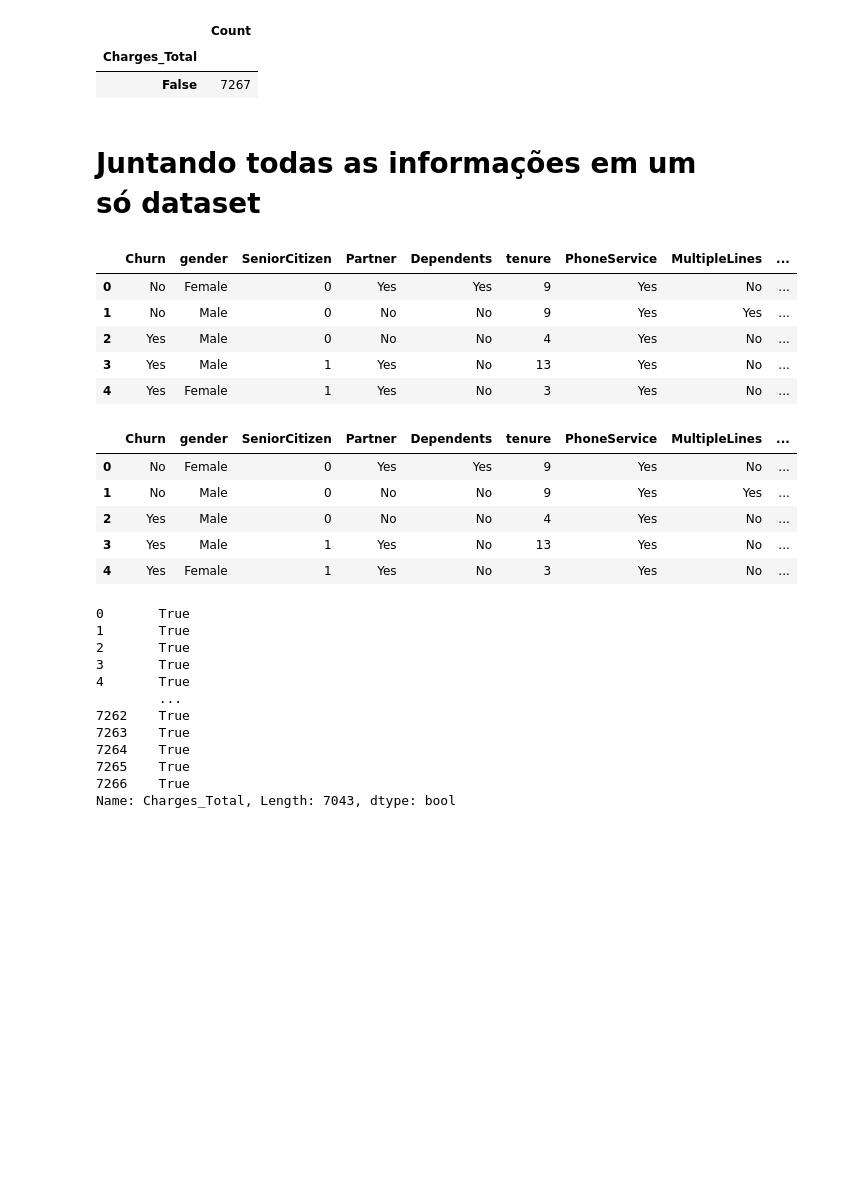
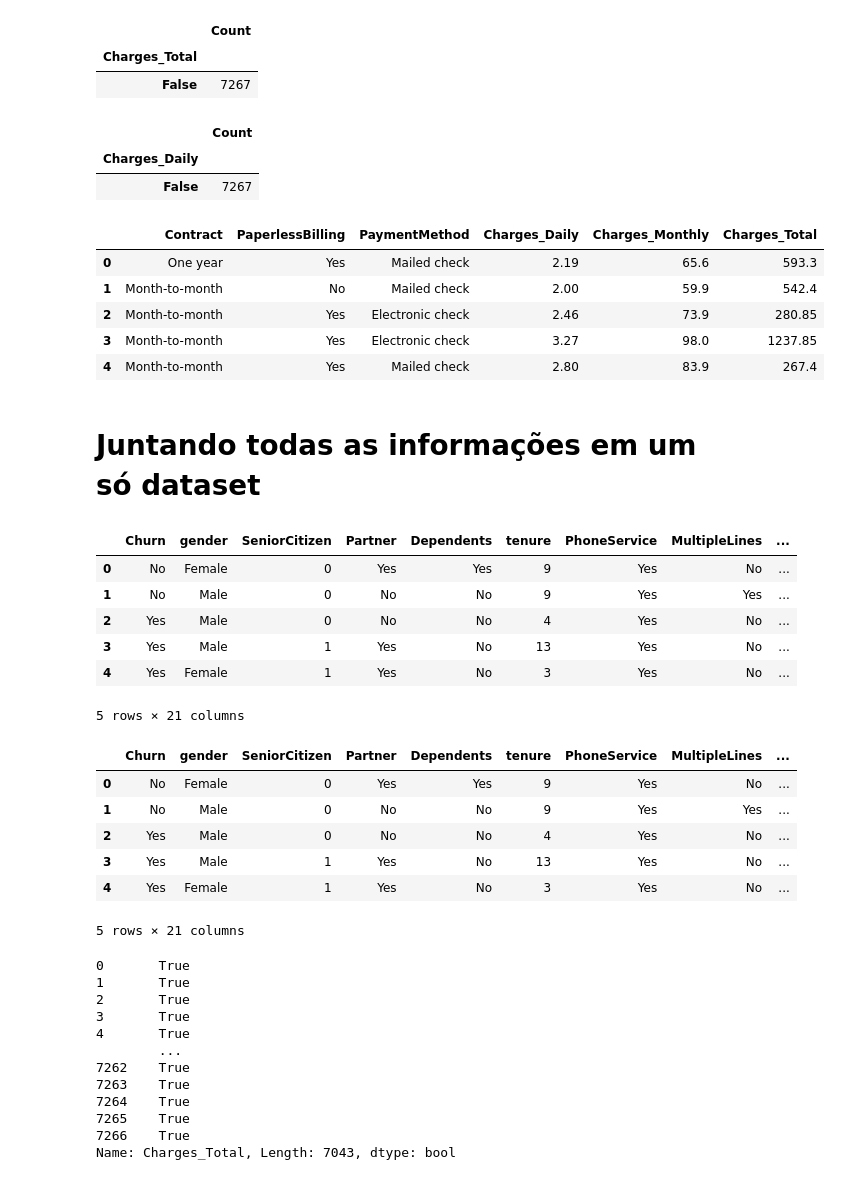
Before and after one commit to DinizMaths/Challenge_DS_01_Alura, a Jupyter notebook: Semana 1.ipynb, the cells around one changed output. Saved outputs shown, nothing was run; the diff lists cells and outputs as text; code cells hidden in the pictures; blank space fills up the shorter version.

```diff
--- a/Semana 1.ipynb
+++ b/Semana 1.ipynb
@@ -416,6 +467,31 @@ Charges_Total_nan_count
 |  | Count |
 | Charges_Total |  |
 | False | 7267 |
+# %%
+account_df['Charges_Daily'] = (account_df['Charges_Monthly'] / 30).round(2)
+
+Charges_Daily_nan_count = pd.DataFrame(account_df['Charges_Daily'].isna().value_counts())
+
+Charges_Daily_nan_count.rename(columns={'Charges_Daily': 'Count'}, inplace=True)
+Charges_Daily_nan_count.index.name = 'Charges_Daily'
+
+Charges_Daily_nan_count
+# %% [output]
+|  | Count |
+| Charges_Daily |  |
+| False | 7267 |
+# %%
+account_df = account_df.reindex(columns=['Contract', 'PaperlessBilling', 'PaymentMethod', 'Charges_Daily',
+                            'Charges_Monthly', 'Charges_Total'])
+
+account_df.head()
+# %% [output]
+|  | Contract | PaperlessBilling | PaymentMethod | Charges_Daily | Charges_Monthly | Charges_Total |
+| 0 | One year | Yes | Mailed check | 2.19 | 65.6 | 593.3 |
+| 1 | Month-to-month | No | Mailed check | 2.00 | 59.9 | 542.4 |
+| 2 | Month-to-month | Yes | Electronic check | 2.46 | 73.9 | 280.85 |
+| 3 | Month-to-month | Yes | Electronic check | 3.27 | 98.0 | 1237.85 |
+| 4 | Month-to-month | Yes | Mailed check | 2.80 | 83.9 | 267.4 |
 # %% [markdown]
 # Juntando todas as informações em um só dataset
 # %%
@@ -430,6 +506,7 @@ churn_df.head()
 | 2 | Yes | Male | 0 | No | No | 4 | Yes | No | ... |
 | 3 | Yes | Male | 1 | Yes | No | 13 | Yes | No | ... |
 | 4 | Yes | Female | 1 | Yes | No | 3 | Yes | No | ... |
+5 rows × 21 columns
 # %%
 churn_df = churn_df[no_labeled_churn_mask]
 
@@ -441,6 +518,7 @@ churn_df.head()
 | 2 | Yes | Male | 0 | No | No | 4 | Yes | No | ... |
 | 3 | Yes | Male | 1 | Yes | No | 13 | Yes | No | ... |
 | 4 | Yes | Female | 1 | Yes | No | 3 | Yes | No | ... |
+5 rows × 21 columns
 # %%
 no_value_Charges_Total_mask = ~(churn_df['Charges_Total'] == ' ')
 
```
Also changed, not shown: parts of 9 cells of this notebook.
